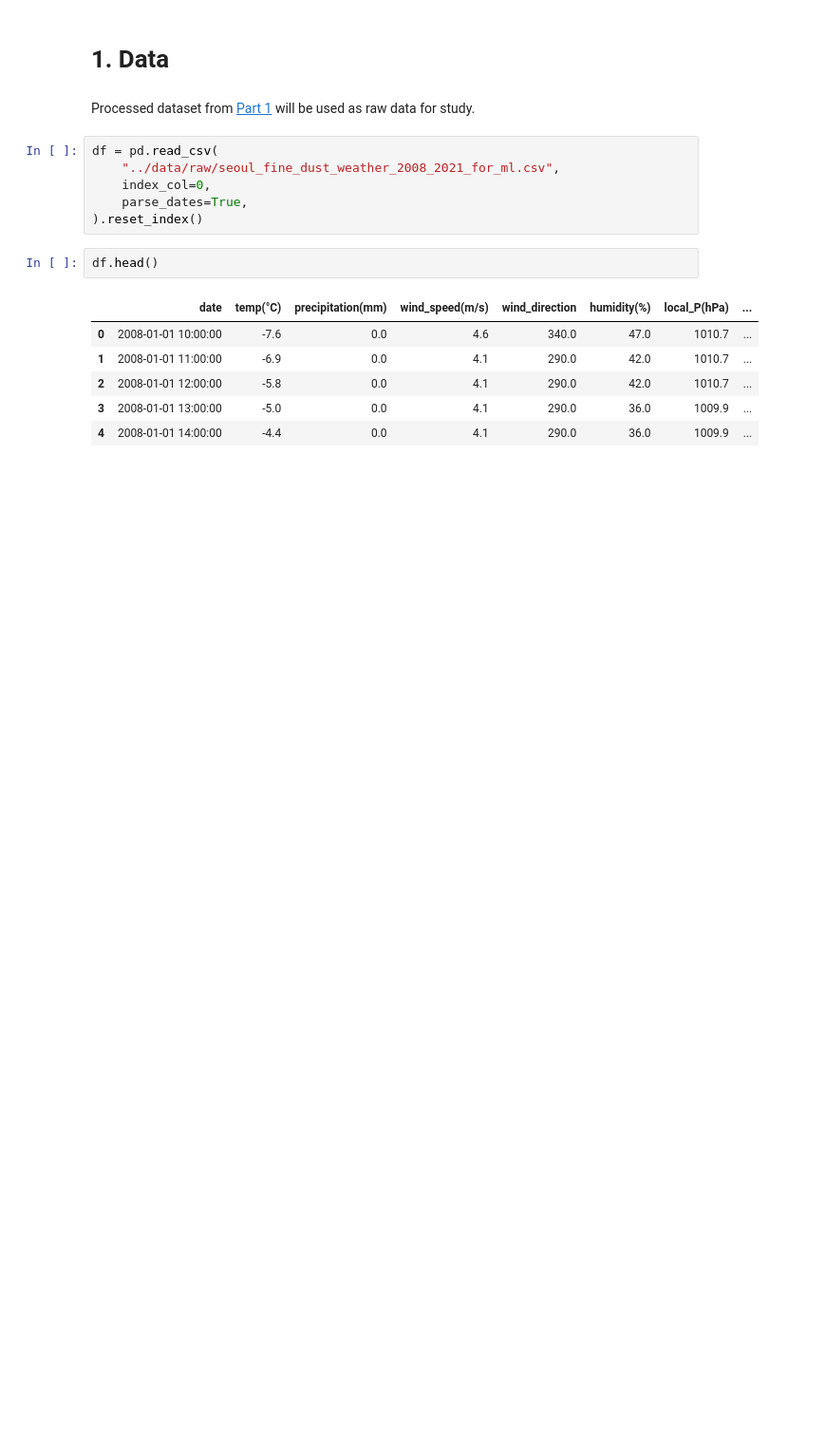
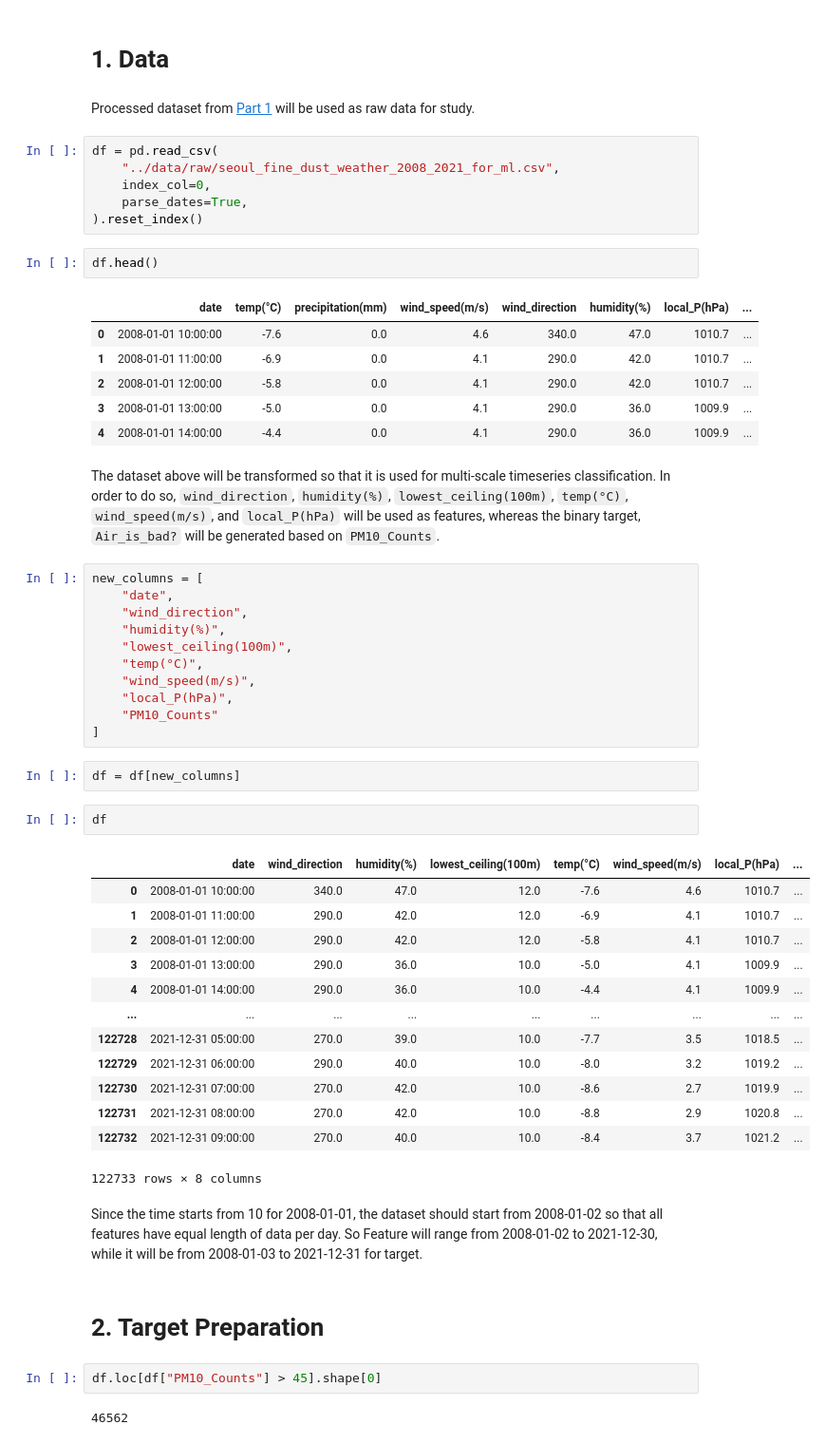
Before and after one commit to johnwslee/fine_dust_analysis_2, a Jupyter notebook: notebooks/0_data_preprocessing.ipynb, the cells around one changed output. Shown: that part at 95% size. Cells and saved outputs as stored; diff of their text form; blank space fills up the shorter version.

Commit message:
Prepared interim dataset

```diff
--- a/notebooks/0_data_preprocessing.ipynb
+++ b/notebooks/0_data_preprocessing.ipynb
@@ -27,3 +31,42 @@ df.head()
 | 2 | 2008-01-01 12:00:00 | -5.8 | 0.0 | 4.1 | 290.0 | 42.0 | 1010.7 | ... |
 | 3 | 2008-01-01 13:00:00 | -5.0 | 0.0 | 4.1 | 290.0 | 36.0 | 1009.9 | ... |
 | 4 | 2008-01-01 14:00:00 | -4.4 | 0.0 | 4.1 | 290.0 | 36.0 | 1009.9 | ... |
+# %% [markdown]
+The dataset above will be transformed so that it is used for multi-scale timeseries classification. In order to do so, `wind_direction`, `humidity(%)`, `lowest_ceiling(100m)`, `temp(°C)`, `wind_speed(m/s)`, and `local_P(hPa)` will be used as features, whereas the binary target, `Air_is_bad?` will be generated based on `PM10_Counts`.
+# %%
+new_columns = [
+    "date",
+    "wind_direction",
+    "humidity(%)",
+    "lowest_ceiling(100m)",
+    "temp(°C)",
+    "wind_speed(m/s)",
+    "local_P(hPa)",
+    "PM10_Counts"
+]
+# %%
+df = df[new_columns]
+# %%
+df
+# %% [output]
+|  | date | wind_direction | humidity(%) | lowest_ceiling(100m) | temp(°C) | wind_speed(m/s) | local_P(hPa) | ... |
+| 0 | 2008-01-01 10:00:00 | 340.0 | 47.0 | 12.0 | -7.6 | 4.6 | 1010.7 | ... |
+| 1 | 2008-01-01 11:00:00 | 290.0 | 42.0 | 12.0 | -6.9 | 4.1 | 1010.7 | ... |
+| 2 | 2008-01-01 12:00:00 | 290.0 | 42.0 | 12.0 | -5.8 | 4.1 | 1010.7 | ... |
+| 3 | 2008-01-01 13:00:00 | 290.0 | 36.0 | 10.0 | -5.0 | 4.1 | 1009.9 | ... |
+| 4 | 2008-01-01 14:00:00 | 290.0 | 36.0 | 10.0 | -4.4 | 4.1 | 1009.9 | ... |
+| ... | ... | ... | ... | ... | ... | ... | ... | ... |
+| 122728 | 2021-12-31 05:00:00 | 270.0 | 39.0 | 10.0 | -7.7 | 3.5 | 1018.5 | ... |
+| 122729 | 2021-12-31 06:00:00 | 290.0 | 40.0 | 10.0 | -8.0 | 3.2 | 1019.2 | ... |
+| 122730 | 2021-12-31 07:00:00 | 270.0 | 42.0 | 10.0 | -8.6 | 2.7 | 1019.9 | ... |
+| 122731 | 2021-12-31 08:00:00 | 270.0 | 42.0 | 10.0 | -8.8 | 2.9 | 1020.8 | ... |
+| 122732 | 2021-12-31 09:00:00 | 270.0 | 40.0 | 10.0 | -8.4 | 3.7 | 1021.2 | ... |
+122733 rows × 8 columns
+# %% [markdown]
+Since the time starts from 10 for 2008-01-01, the dataset should start from 2008-01-02 so that all features have equal length of data per day. So Feature will range from 2008-01-02 to 2021-12-30, while it will be from 2008-01-03 to 2021-12-31 for target.
+# %% [markdown]
+# 2. Target Preparation
+# %%
+df.loc[df["PM10_Counts"] > 45].shape[0]
+# %% [output]
+46562
```
Also changed, not shown: parts of 24 cells of this notebook, 1 other file.
